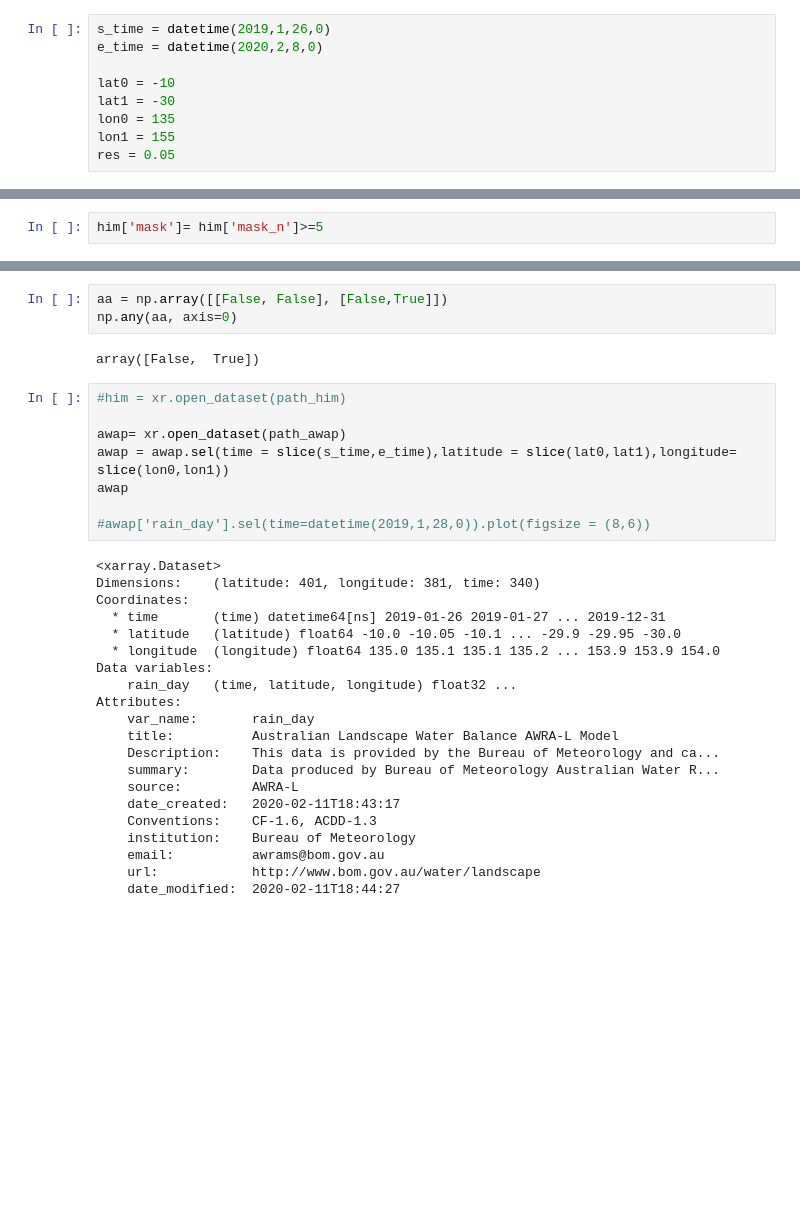
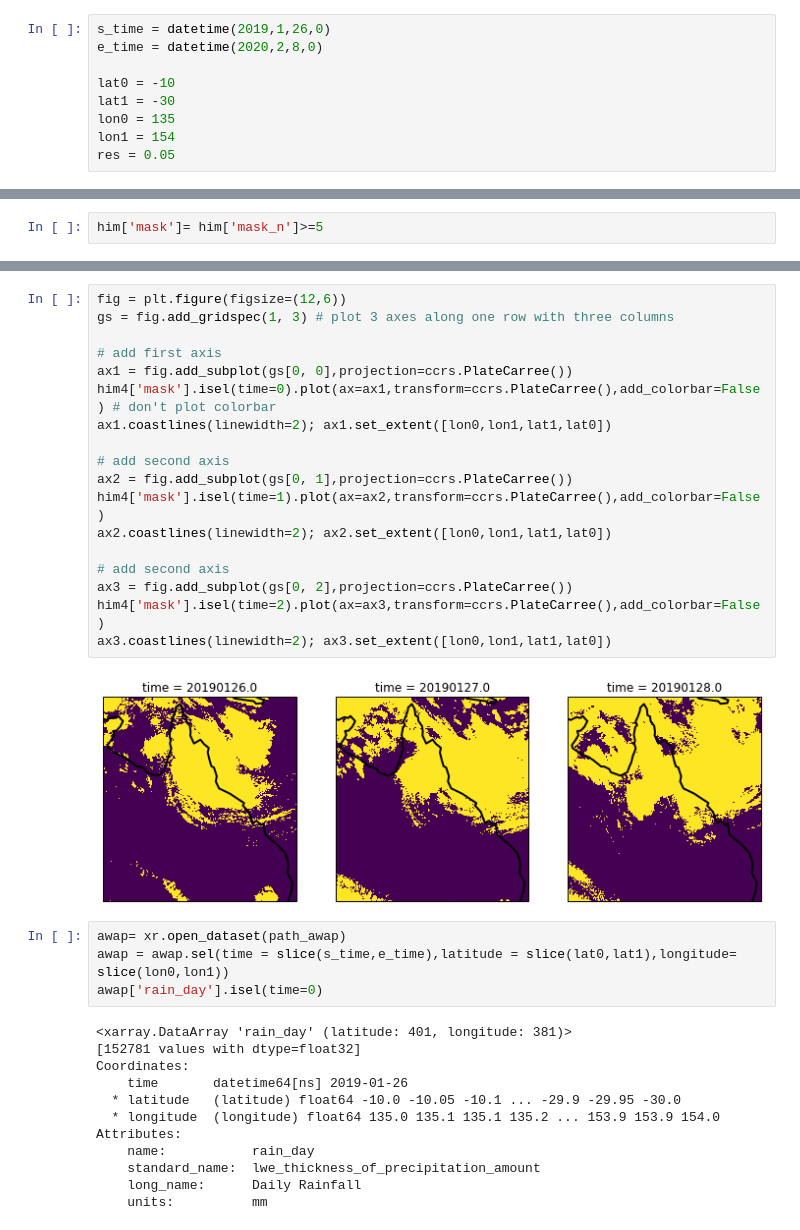
Before and after one commit to AmyLennard/Himawari_Hackathon, a Jupyter notebook: Compare_Him_AWAP.ipynb, the cells around one changed output, grey strips where cells are left out. Saved outputs shown, nothing was run; the diff lists cells and outputs as text; blank space fills up the shorter version.

Commit message:
Added cartopy plotting

```diff
--- a/Compare_Him_AWAP.ipynb
+++ b/Compare_Him_AWAP.ipynb
@@ -17,7 +17,7 @@ e_time = datetime(2020,2,8,0)
 lat0 = -10
 lat1 = -30
 lon0 = 135
-lon1 = 155
+lon1 = 154
 res = 0.05
 # %%
 # path for HIMAWARI (after running Pablos algorthim to stack nc files)
@@ -119,34 +75,36 @@ him4['mask'].isel(time=2).plot(ax=axes[1])
-# %%
-aa = np.array([[False, False], [False,True]])
-np.any(aa, axis=0)
-# %% [output]
-array([False,  True])
+# %%
+fig = plt.figure(figsize=(12,6))
+gs = fig.add_gridspec(1, 3) # plot 3 axes along one row with three columns
+
+# add first axis
+ax1 = fig.add_subplot(gs[0, 0],projection=ccrs.PlateCarree())
+him4['mask'].isel(time=0).plot(ax=ax1,transform=ccrs.PlateCarree(),add_colorbar=False) # don't plot colorbar
+ax1.coastlines(linewidth=2); ax1.set_extent([lon0,lon1,lat1,lat0])
+
+# add second axis
+ax2 = fig.add_subplot(gs[0, 1],projection=ccrs.PlateCarree())
+him4['mask'].isel(time=1).plot(ax=ax2,transform=ccrs.PlateCarree(),add_colorbar=False)
+ax2.coastlines(linewidth=2); ax2.set_extent([lon0,lon1,lat1,lat0])
+
+# add second axis
+ax3 = fig.add_subplot(gs[0, 2],projection=ccrs.PlateCarree())
+him4['mask'].isel(time=2).plot(ax=ax3,transform=ccrs.PlateCarree(),add_colorbar=False)
+ax3.coastlines(linewidth=2); ax3.set_extent([lon0,lon1,lat1,lat0])
+# %% [output]
+[figure, added]
 # %%
-#him = xr.open_dataset(path_him)
-
 awap= xr.open_dataset(path_awap)
 awap = awap.sel(time = slice(s_time,e_time),latitude = slice(lat0,lat1),longitude= slice(lon0,lon1))
-awap
-
-#awap['rain_day'].sel(time=datetime(2019,1,28,0)).plot(figsize = (8,6))
+awap['rain_day'].isel(time=0)
 # %% [output]
-<xarray.Dataset>
-Dimensions:    (latitude: 401, longitude: 381, time: 340)
+<xarray.DataArray 'rain_day' (latitude: 401, longitude: 381)>
+[152781 values with dtype=float32]
 Coordinates:
-  * time       (time) datetime64[ns] 2019-01-26 2019-01-27 ... 2019-12-31
+    time       datetime64[ns] 2019-01-26
   * latitude   (latitude) float64 -10.0 -10.05 -10.1 ... -29.9 -29.95 -30.0
   * longitude  (longitude) float64 135.0 135.1 135.1 135.2 ... 153.9 153.9 154.0
-Data variables:
-    rain_day   (time, latitude, longitude) float32 ...
 Attributes:
-    var_name:       rain_day
-    title:          Australian Landscape Water Balance AWRA-L Model
-    Description:    This data is provided by the Bureau of Meteorology and ca...
-    summary:        Data produced by Bureau of Meteorology Australian Water R...
-    source:         AWRA-L
-    date_created:   2020-02-11T18:43:17
-    Conventions:    CF-1.6, ACDD-1.3
-    institution:    Bureau of Meteorology
-    email:          awrams@bom.gov.au
-    url:            http://www.bom.gov.au/water/landscape
-    date_modified:  2020-02-11T18:44:27
+    name:           rain_day
+    standard_name:  lwe_thickness_of_precipitation_amount
+    long_name:      Daily Rainfall
+    units:          mm
```
Also changed, not shown: parts of 12 cells of this notebook.
